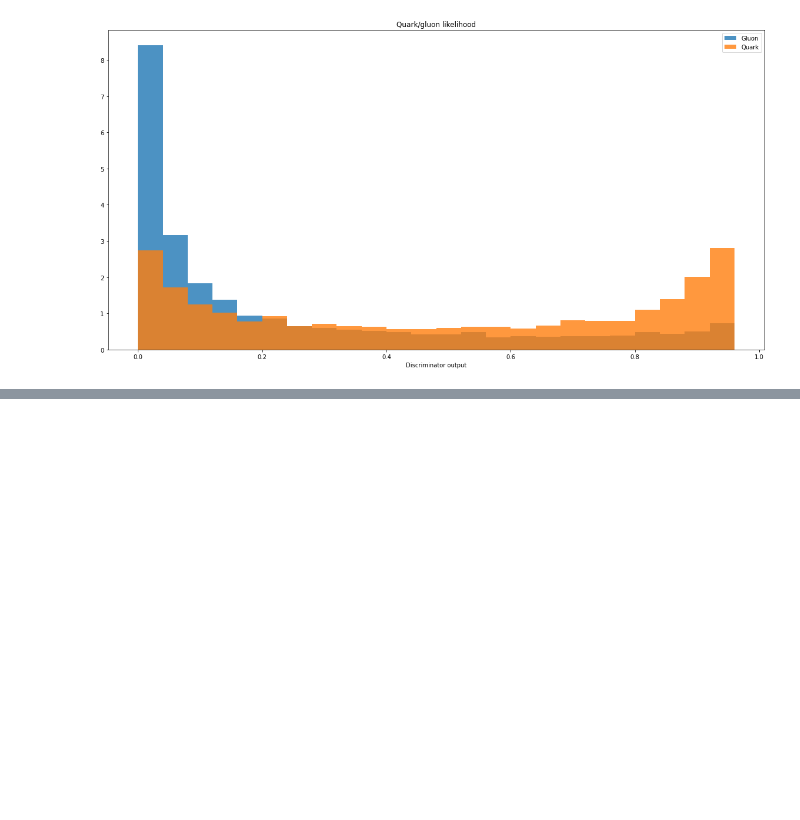
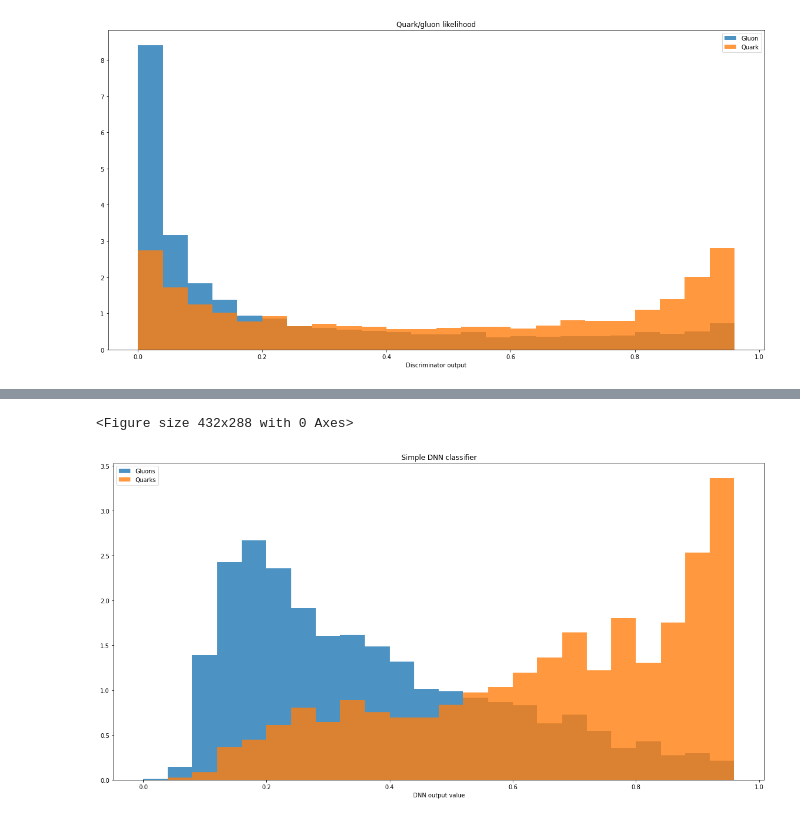
Before and after one commit to ncpp-my/opendata-cms-ml, a Jupyter notebook: notebooks/ML_BDT_PY.ipynb, the cells around one changed output, grey strips where cells are left out. Cells and saved outputs as stored; diff of their text form; code cells hidden in the pictures; blank space fills up the shorter version.

```diff
--- a/notebooks/ML_BDT_PY.ipynb
+++ b/notebooks/ML_BDT_PY.ipynb
@@ -113,18 +138,4 @@ input_features = ['jetPt', 'jetEta', 'QG_mult', 'QG_ptD', 'QG_axis2']
 # %%
-if DO_DNN:
-
-    train_y_dnn = train.isPhysUDS
-    test_y_dnn = test.isPhysUDS
-
-    train_x_dnn = train[input_features]
-    test_x_dnn = test[input_features]
-
-    train_x_dnn_mean = train_x_dnn.mean()
-    train_x_dnn_std = train_x_dnn.std()
-
-    train_x_dnn = (train_x_dnn - train_x_dnn_mean) / train_x_dnn_std
-    test_x_dnn = (test_x_dnn - train_x_dnn_mean) / train_x_dnn_std
-
 if DO_DNN:
 
     #
@@ -142,7 +153,7 @@ if DO_DNN:
 
     # Define the DNN architecture
     model = Sequential()
-    model.add(Dense(100, kernel_initializer='normal', activation='relu', input_dim=train_x_dnn.shape[1]))
+    model.add(Dense(100, kernel_initializer='normal', activation='relu', input_dim=train_x.shape[1]))
     model.add(Dropout(0.2))
     model.add(Dense(100, kernel_initializer='normal', activation='relu'))
     model.add(Dropout(0.2))
@@ -154,15 +165,15 @@ if DO_DNN:
     # even if there are different amount of them in the training set
     class_weights = class_weight.compute_class_weight(
                                                         class_weight  = 'balanced',
-                                                        classes  = np.unique(train_y_dnn),
-                                                        y =   train_y_dnn
+                                                        classes  = np.unique(train_y),
+                                                        y =   train_y
                                                     )
 
-    class_weights = dict(zip(np.unique(train_y_dnn), class_weights))
+    class_weights = dict(zip(np.unique(train_y), class_weights))
 
     # Train the model
-    model.fit(train_x_dnn,
-              train_y_dnn,
+    model.fit(train_x,
+              train_y,
               epochs=20,
               batch_size=128,
               class_weight=class_weights,
@@ -170,6 +181,7 @@ if DO_DNN:
               shuffle=True,
               verbose=1);
 
-    pred_y_dnn = model.predict(test_x_dnn)
+    # Prediction on the test set
+    pred_y_dnn = model.predict(test_x)
 # %% [output]
 Epoch 1/20
@@ -192,15 +208,19 @@ Epoch 19/20
 # %%
 if PLOT and DO_DNN:
 
     plt.clf()
     binning = np.arange(0.0, 1.0, 0.04)
     plt.figure( figsize=(20,10))
-    plt.hist( pred_y_dnn[test_y_dnn==0], bins=binning, alpha=0.8, label="Gluons", density=1 )
-    plt.hist( pred_y_dnn[test_y_dnn==1], bins=binning, alpha=0.8, label="Quarks", density=1 )
+    plt.hist( pred_y_dnn[test_y==0], bins=binning, alpha=0.8, label="Gluons", density=1 )
+    plt.hist( pred_y_dnn[test_y==1], bins=binning, alpha=0.8, label="Quarks", density=1 )
     plt.legend()
     plt.xlabel('DNN output value')
     plt.title('Simple DNN classifier');
 
+    # Plot for ROC Curve
 if DO_DNN:
-    fpr_dnn, tpr_dnn, thresholds_dnn  = roc_curve(test_y_dnn, pred_y_dnn)
+    fpr_dnn, tpr_dnn, thresholds_dnn  = roc_curve(test_y, pred_y_dnn)
     roc_auc_dnn = auc(fpr_dnn, tpr_dnn)
+# %% [output]
+<Figure size 432x288 with 0 Axes>
+[figure, added]
```
Also changed, not shown: parts of 16 cells of this notebook.
